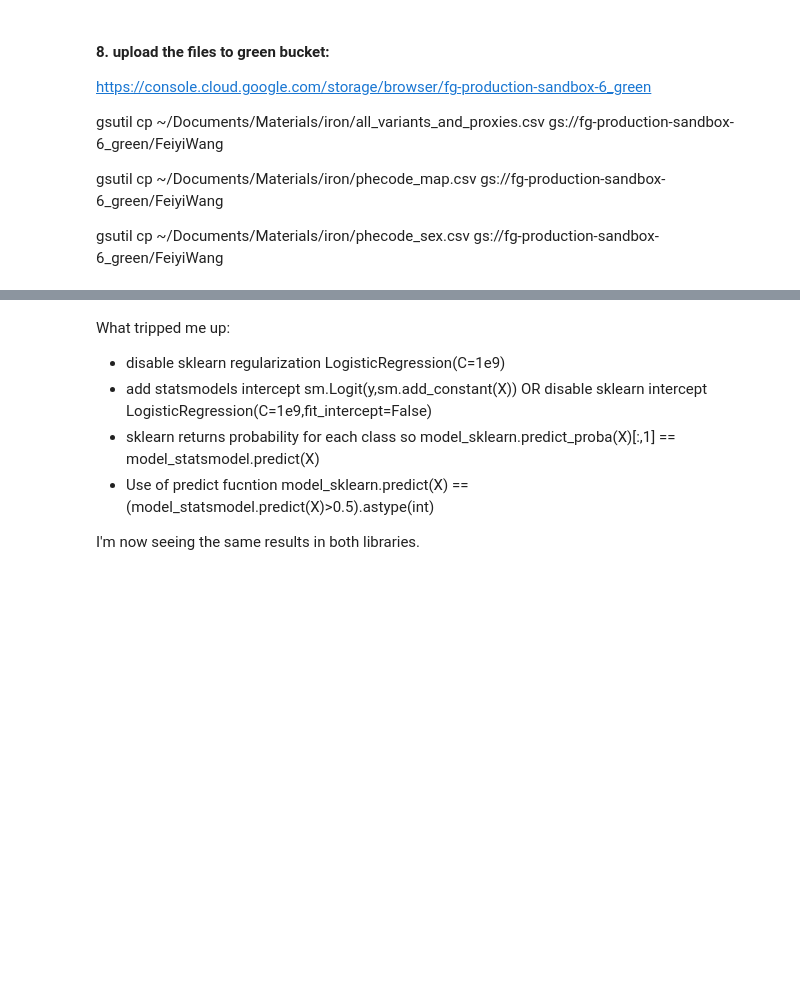
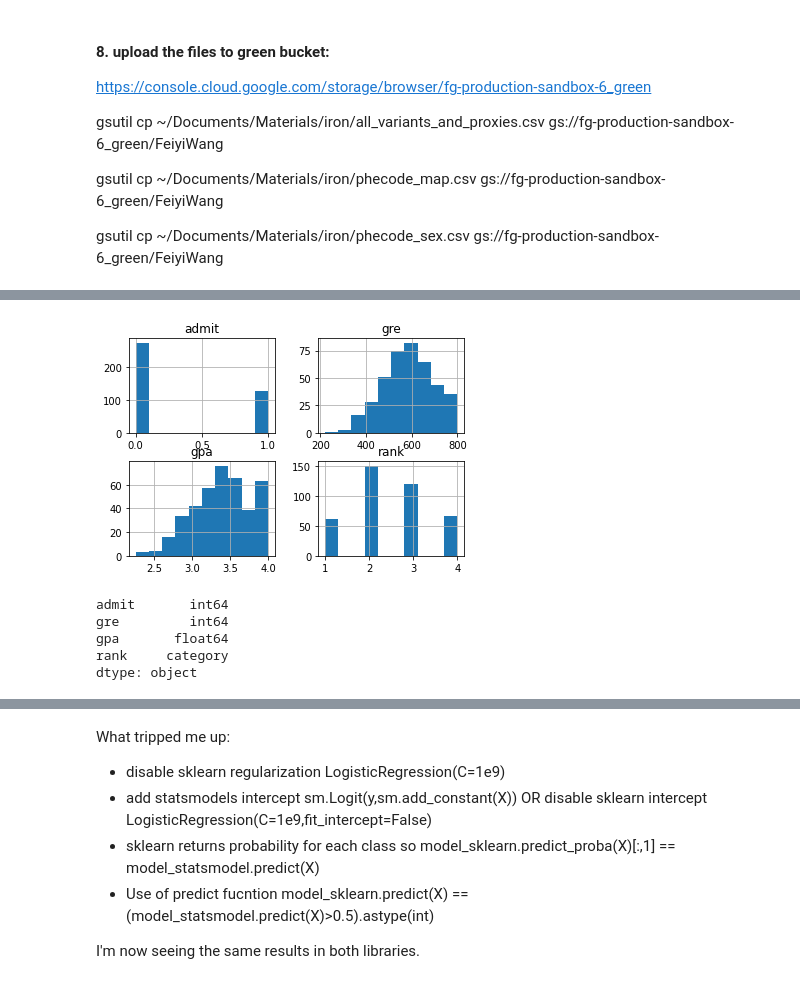
Before and after one commit to feiyiwang/iron_study, a Jupyter notebook: preprocessing.ipynb, the cells around one changed output, grey strips where cells are left out. Cells and saved outputs as stored; diff of their text form; code cells hidden in the pictures; blank space fills up the shorter version.

```diff
--- a/preprocessing.ipynb
+++ b/preprocessing.ipynb
@@ -162,0 +153,3 @@ b.append(a)
+# %%
+data = pd.read_csv('https://stats.idre.ucla.edu/stat/data/binary.csv')
+data
@@ -162,0 +170,6 @@ b.append(a)
+# %%
+# plot all of the columns
+data.hist()
+plt.show()
+# %% [output]
+[figure, added]
@@ -162,0 +178,8 @@ b.append(a)
+# %%
+data.dtypes
+# %% [output]
+admit       int64
+gre         int64
+gpa       float64
+rank     category
+dtype: object
```
Also changed, not shown: parts of 28 cells of this notebook, 2 other files.
